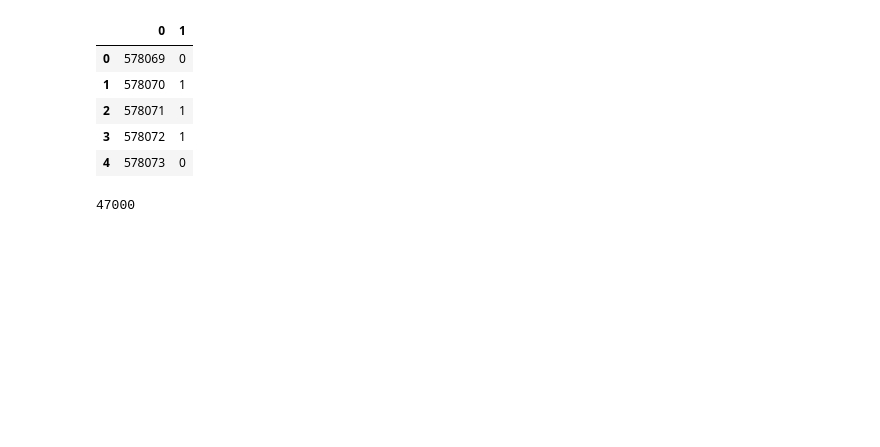
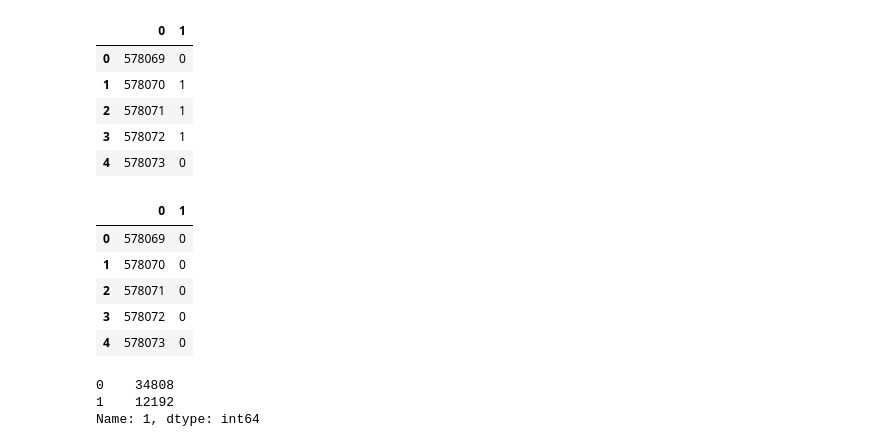
Before and after one commit to aryanpandey/MS4610-Final_Project, a Jupyter notebook: Pipeline.ipynb, the cells around one changed output. Drawn from its saved outputs; the diff is of its cells as text; code cells hidden in the pictures; blank space fills up the shorter version.

```diff
--- a/Pipeline.ipynb
+++ b/Pipeline.ipynb
@@ -247,0 +219,8 @@ F1 Score:  0.5389908256880734
+# %%
+import re
+df = df.rename(columns = lambda x:re.sub('[^A-Za-z0-9_]+', '', x))
+# %%
+train = df.iloc[:83000, :]
+
+X_data = train.drop(['ID', 'default_ind', 'AnnualIncome'], axis = 1)
+y_data = train['default_ind']
@@ -256,3 +306,14 @@ preds[0]
+# %%
+preds = np.argmax(#xgb_models[0].predict_proba(test) +
+                  #xgb_models[1].predict_proba(test) +
+                  #xgb_models[2].predict_proba(test) +
+                  #xgb_models[3].predict_proba(test) +
+                  #xgb_models[4].predict_proba(test) +
+                  rf_models[0].predict_proba(test) +
+                  rf_models[1].predict_proba(test) +
+                  rf_models[2].predict_proba(test) +
+                  rf_models[3].predict_proba(test) +
+                  rf_models[4].predict_proba(test), axis = 1)
 # %%
 sample = pd.read_csv('submission.csv', header = None)
 sample.head()
@@ -266,7 +327,17 @@ sample.head()
 # %%
 sample[1] = preds
 sample.head()
-len(sample)
 # %% [output]
-47000
+|  | 0 | 1 |
+| 0 | 578069 | 0 |
+| 1 | 578070 | 0 |
+| 2 | 578071 | 0 |
+| 3 | 578072 | 0 |
+| 4 | 578073 | 0 |
+# %%
+sample[1].value_counts()
+# %% [output]
+0    34808
+1    12192
+Name: 1, dtype: int64
 # %%
```
Also changed, not shown: parts of 12 cells of this notebook.
